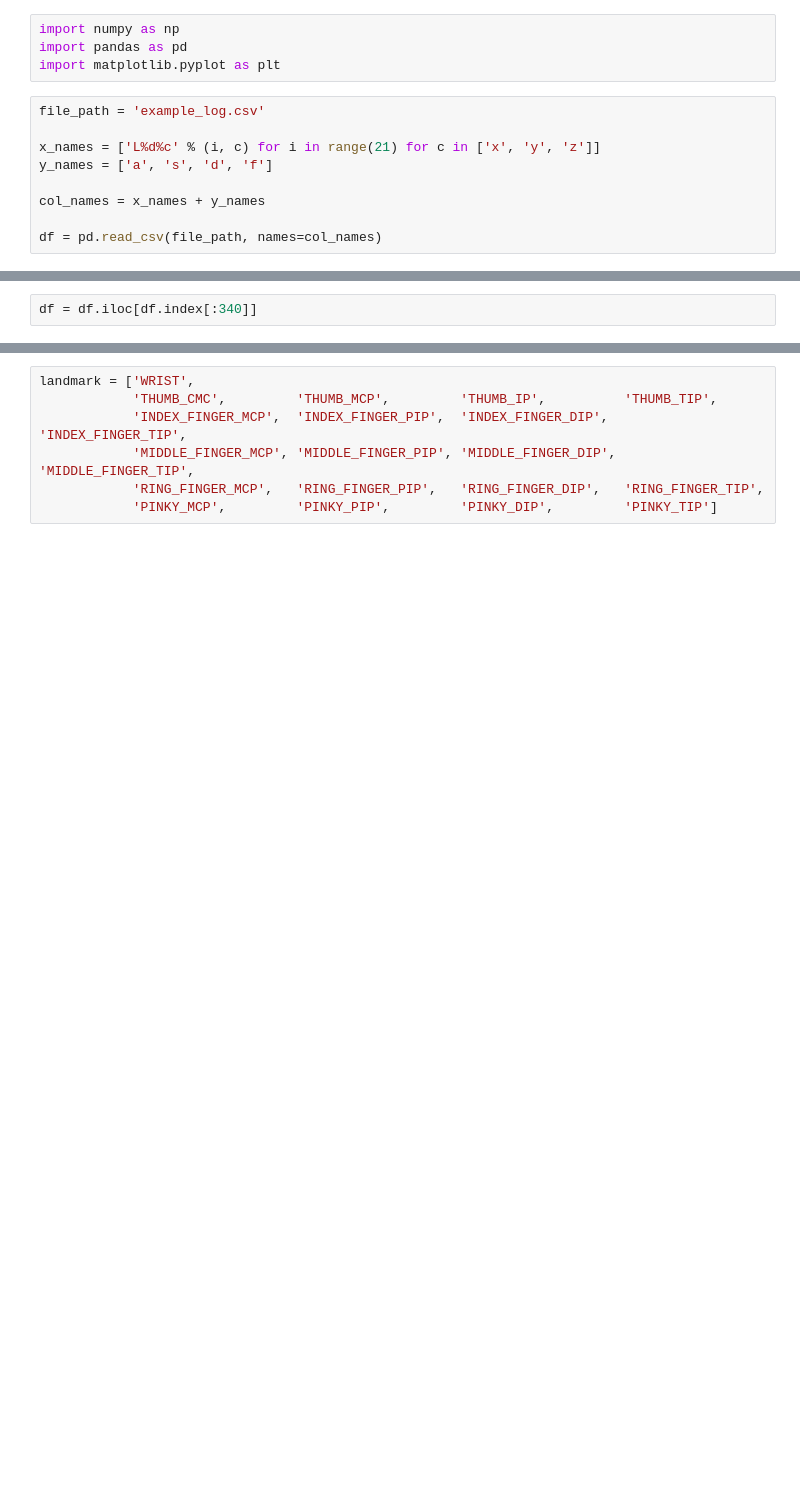
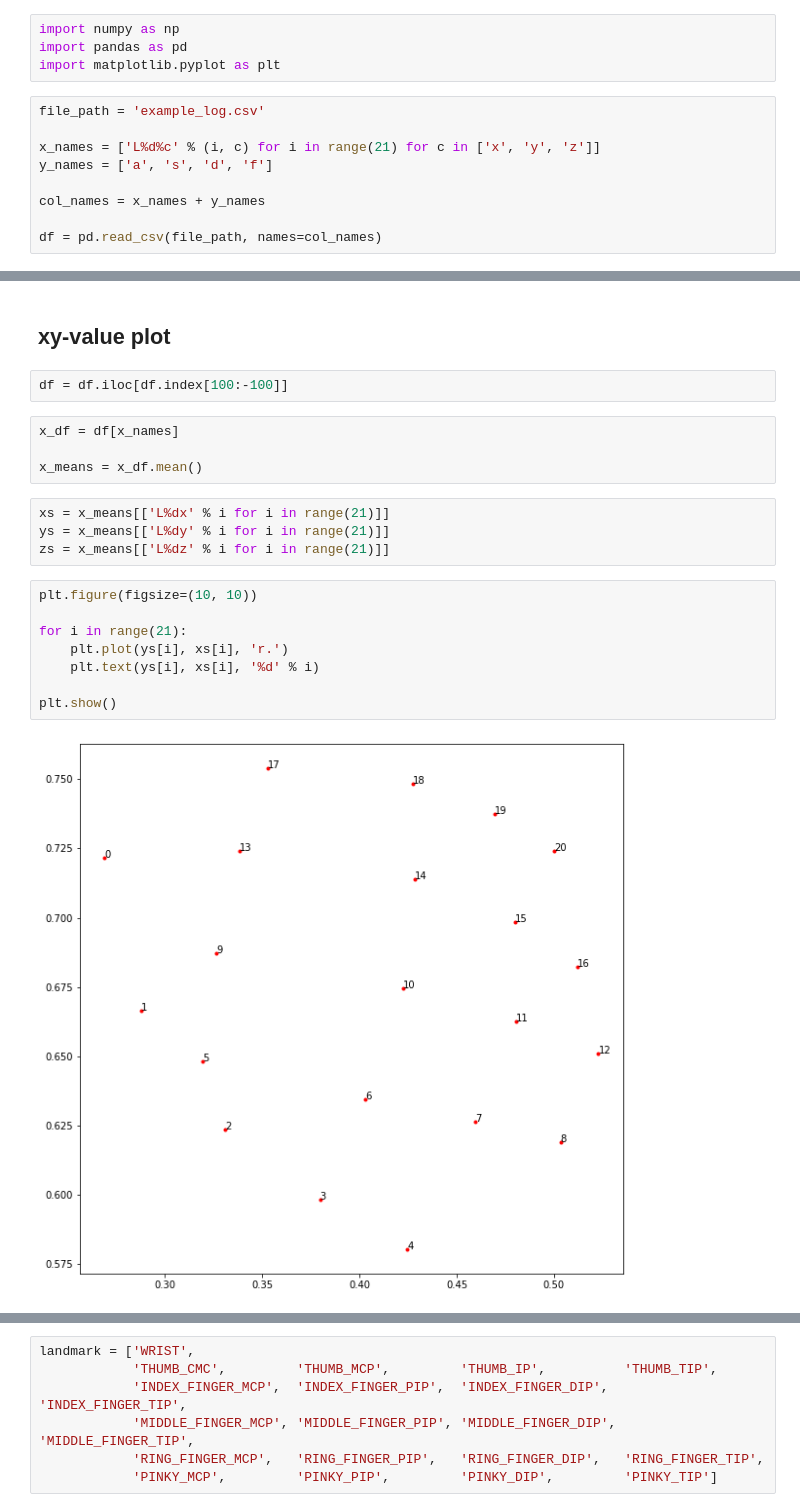
Before and after one commit to KNU-BrainAI-Capstone2021/SIB, a Jupyter notebook: dataset/analyze_data.ipynb, the cells around one changed output, grey strips where cells are left out. Saved outputs shown, nothing was run; the diff lists cells and outputs as text; blank space fills up the shorter version.

```diff
--- a/dataset/analyze_data.ipynb
+++ b/dataset/analyze_data.ipynb
@@ -14,2 +33,22 @@ df = pd.read_csv(file_path, names=col_names)
+# %% [markdown]
+## xy-value plot
 # %%
-df = df.iloc[df.index[:340]]
+df = df.iloc[df.index[100:-100]]
+# %%
+x_df = df[x_names]
+
+x_means = x_df.mean()
+# %%
+xs = x_means[['L%dx' % i for i in range(21)]]
+ys = x_means[['L%dy' % i for i in range(21)]]
+zs = x_means[['L%dz' % i for i in range(21)]]
+# %%
+plt.figure(figsize=(10, 10))
+
+for i in range(21):
+    plt.plot(ys[i], xs[i], 'r.')
+    plt.text(ys[i], xs[i], '%d' % i)
+
+plt.show()
+# %% [output]
+[figure, added]
```
Also changed, not shown: parts of 8 cells of this notebook.
